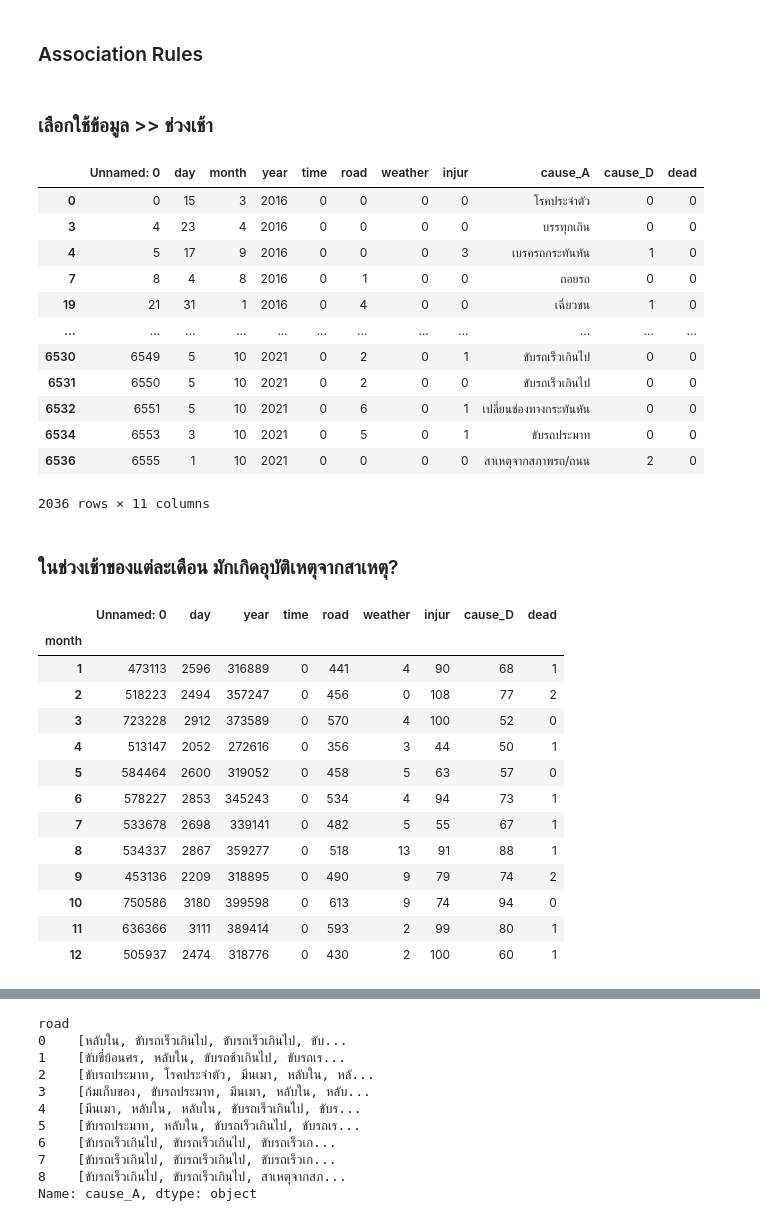
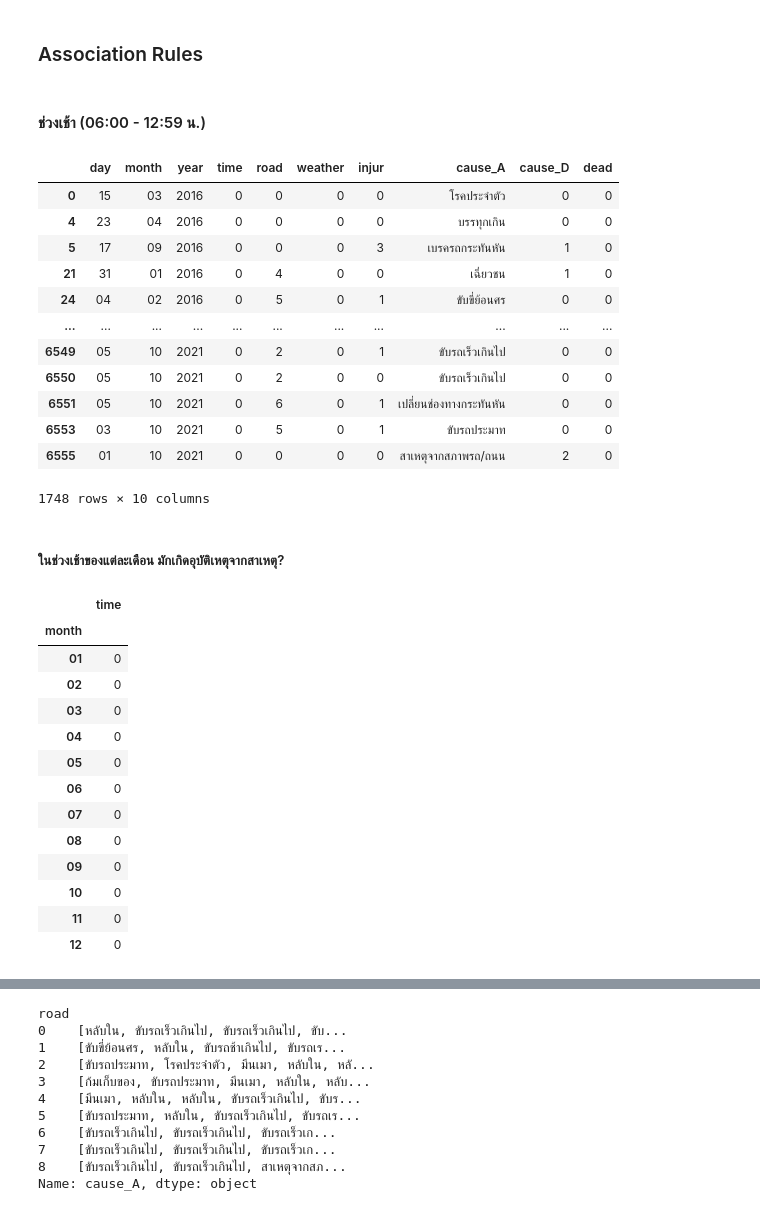
Before and after one commit to Tawanss/BSC_DPDM2023, a Jupyter notebook: project.ipynb, the cells around one changed output, grey strips where cells are left out. Drawn from its saved outputs; the diff is of its cells as text; code cells hidden in the pictures.

```diff
--- a/project.ipynb
+++ b/project.ipynb
@@ -267,12 +258,12 @@ time_lable=[]
 how =[]
 #เช้า
 start_0 = datetime.time(6, 0, 0)
-end_0 = datetime.time(12, 59, 59)
+end_0 = datetime.time(11, 59, 59)
 #บ่าย
-start_1 = datetime.time(13, 0, 0)
-end_1 = datetime.time(18, 59, 59)
+start_1 = datetime.time(12, 0, 0)
+end_1 = datetime.time(17, 59, 59)
 #ดึก
-start_2 = datetime.time(19, 0, 0)
+start_2 = datetime.time(18, 0, 0)
 end_2 = datetime.time(23, 59, 59)
 #หลังเที่ยงคืน
 start_3 = datetime.time(0, 0, 0)
@@ -431,4 +447,4 @@ for i in range(len(data_more['cause_A'])):
 # %%
-data_newear ={'day':day, 'month' : mon, 'year' : year, 'time':time_lable, 'road':name_road, 'weather':weather_road,'injur':injur,'cause_A':data_association_rules,'cause_D':newk,'dead':dead}
-data_new = pd.DataFrame(data_newear)
+data_newer = {'day':day, 'month' : mon, 'year' : year, 'time':time_lable, 'road':name_road, 'weather':weather_road,'injur':injur,'cause_A':data_association_rules,'cause_D':newk,'dead':dead}
+data_new = pd.DataFrame(data_newer)
 # %%
@@ -439,44 +471,44 @@ data_new.to_excel('use_data.xlsx')
 ## Data Mining
 # %% [markdown]
 ### Association Rules
-# %% [markdown]
-### เลือกใช้ข้อมูล >> ช่วงเช้า
+# %% [markdown]
+#### ช่วงเช้า (06:00 - 12:59 น.)
 # %%
-data_morning = data[data["time"]== 0]
+data_morning = data_new[data_new["time"]== 0]
 data_morning #data ที่เป็นเฉพาะของช่วงเช้า
 # %% [output]
-|  | Unnamed: 0 | day | month | year | time | road | weather | injur | cause_A | cause_D | dead |
-| 0 | 0 | 15 | 3 | 2016 | 0 | 0 | 0 | 0 | โรคประจำตัว | 0 | 0 |
-| 3 | 4 | 23 | 4 | 2016 | 0 | 0 | 0 | 0 | บรรทุกเกิน | 0 | 0 |
-| 4 | 5 | 17 | 9 | 2016 | 0 | 0 | 0 | 3 | เบรครถกระทันหัน | 1 | 0 |
-| 7 | 8 | 4 | 8 | 2016 | 0 | 1 | 0 | 0 | ถอยรถ | 0 | 0 |
-| 19 | 21 | 31 | 1 | 2016 | 0 | 4 | 0 | 0 | เฉี่ยวชน | 1 | 0 |
-| ... | ... | ... | ... | ... | ... | ... | ... | ... | ... | ... | ... |
-| 6530 | 6549 | 5 | 10 | 2021 | 0 | 2 | 0 | 1 | ขับรถเร็วเกินไป | 0 | 0 |
-| 6531 | 6550 | 5 | 10 | 2021 | 0 | 2 | 0 | 0 | ขับรถเร็วเกินไป | 0 | 0 |
-| 6532 | 6551 | 5 | 10 | 2021 | 0 | 6 | 0 | 1 | เปลี่ยนช่องทางกระทันหัน | 0 | 0 |
-| 6534 | 6553 | 3 | 10 | 2021 | 0 | 5 | 0 | 1 | ขับรถประมาท | 0 | 0 |
-| 6536 | 6555 | 1 | 10 | 2021 | 0 | 0 | 0 | 0 | สาเหตุจากสภาพรถ/ถนน | 2 | 0 |
+|  | day | month | year | time | road | weather | injur | cause_A | cause_D | dead |
+| 0 | 15 | 03 | 2016 | 0 | 0 | 0 | 0 | โรคประจำตัว | 0 | 0 |
+| 4 | 23 | 04 | 2016 | 0 | 0 | 0 | 0 | บรรทุกเกิน | 0 | 0 |
+| 5 | 17 | 09 | 2016 | 0 | 0 | 0 | 3 | เบรครถกระทันหัน | 1 | 0 |
+| 21 | 31 | 01 | 2016 | 0 | 4 | 0 | 0 | เฉี่ยวชน | 1 | 0 |
+| 24 | 04 | 02 | 2016 | 0 | 5 | 0 | 1 | ขับขี่ย้อนศร | 0 | 0 |
+| ... | ... | ... | ... | ... | ... | ... | ... | ... | ... | ... |
+| 6549 | 05 | 10 | 2021 | 0 | 2 | 0 | 1 | ขับรถเร็วเกินไป | 0 | 0 |
+| 6550 | 05 | 10 | 2021 | 0 | 2 | 0 | 0 | ขับรถเร็วเกินไป | 0 | 0 |
+| 6551 | 05 | 10 | 2021 | 0 | 6 | 0 | 1 | เปลี่ยนช่องทางกระทันหัน | 0 | 0 |
+| 6553 | 03 | 10 | 2021 | 0 | 5 | 0 | 1 | ขับรถประมาท | 0 | 0 |
+| 6555 | 01 | 10 | 2021 | 0 | 0 | 0 | 0 | สาเหตุจากสภาพรถ/ถนน | 2 | 0 |
-2036 rows × 11 columns
+1748 rows × 10 columns
 # %% [markdown]
-### ในช่วงเช้าของแต่ละเดือน มักเกิดอุบัติเหตุจากสาเหตุ?
+##### ในช่วงเช้าของแต่ละเดือน มักเกิดอุบัติเหตุจากสาเหตุ?
 # %%
 data_morning.groupby(['month']).sum()
 # %% [output]
-|  | Unnamed: 0 | day | year | time | road | weather | injur | cause_D | dead |
-| month |  |  |  |  |  |  |  |  |  |
-| 1 | 473113 | 2596 | 316889 | 0 | 441 | 4 | 90 | 68 | 1 |
-| 2 | 518223 | 2494 | 357247 | 0 | 456 | 0 | 108 | 77 | 2 |
-| 3 | 723228 | 2912 | 373589 | 0 | 570 | 4 | 100 | 52 | 0 |
-| 4 | 513147 | 2052 | 272616 | 0 | 356 | 3 | 44 | 50 | 1 |
-| 5 | 584464 | 2600 | 319052 | 0 | 458 | 5 | 63 | 57 | 0 |
-| 6 | 578227 | 2853 | 345243 | 0 | 534 | 4 | 94 | 73 | 1 |
-| 7 | 533678 | 2698 | 339141 | 0 | 482 | 5 | 55 | 67 | 1 |
-| 8 | 534337 | 2867 | 359277 | 0 | 518 | 13 | 91 | 88 | 1 |
-| 9 | 453136 | 2209 | 318895 | 0 | 490 | 9 | 79 | 74 | 2 |
-| 10 | 750586 | 3180 | 399598 | 0 | 613 | 9 | 74 | 94 | 0 |
-| 11 | 636366 | 3111 | 389414 | 0 | 593 | 2 | 99 | 80 | 1 |
-| 12 | 505937 | 2474 | 318776 | 0 | 430 | 2 | 100 | 60 | 1 |
+|  | time |
+| month |  |
+| 01 | 0 |
+| 02 | 0 |
+| 03 | 0 |
+| 04 | 0 |
+| 05 | 0 |
+| 06 | 0 |
+| 07 | 0 |
+| 08 | 0 |
+| 09 | 0 |
+| 10 | 0 |
+| 11 | 0 |
+| 12 | 0 |
 # %%
 data_morning.isnull().any()
 # %% [output]
```
Also changed, not shown: parts of 100 cells of this notebook.
